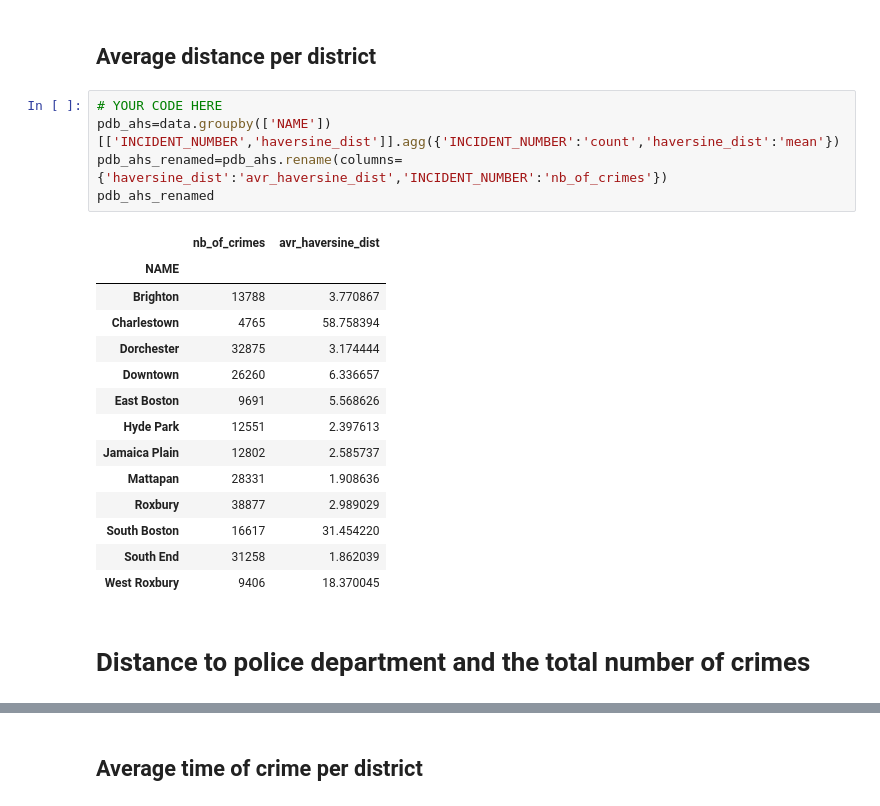
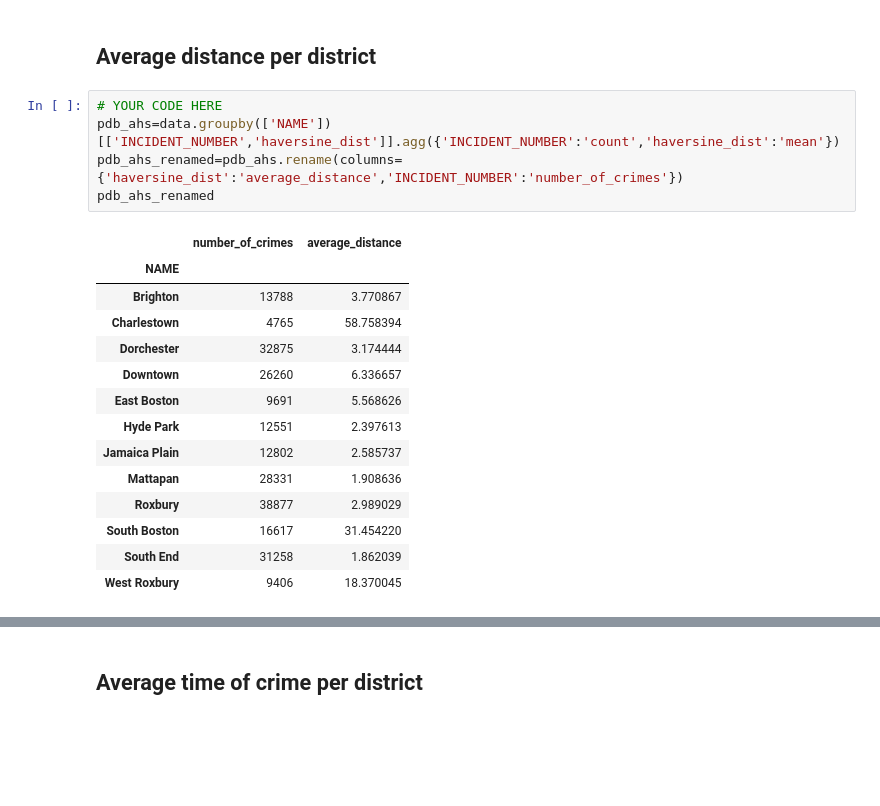
Before and after one commit to mchistya/data-certification-exam, a Jupyter notebook: decision_science/short-presentation-crimes.ipynb, the cells around one changed output, grey strips where cells are left out. Cells and saved outputs as stored; diff of their text form; blank space fills up the shorter version.

```diff
--- a/decision_science/short-presentation-crimes.ipynb
+++ b/decision_science/short-presentation-crimes.ipynb
@@ -290,10 +292,10 @@ plt.show()
 # %%
 # YOUR CODE HERE
 pdb_ahs=data.groupby(['NAME'])[['INCIDENT_NUMBER','haversine_dist']].agg({'INCIDENT_NUMBER':'count','haversine_dist':'mean'})
-pdb_ahs_renamed=pdb_ahs.rename(columns={'haversine_dist':'avr_haversine_dist','INCIDENT_NUMBER':'nb_of_crimes'})
+pdb_ahs_renamed=pdb_ahs.rename(columns={'haversine_dist':'average_distance','INCIDENT_NUMBER':'number_of_crimes'})
 pdb_ahs_renamed
 # %% [output]
-|  | nb_of_crimes | avr_haversine_dist |
+|  | number_of_crimes | average_distance |
 | NAME |  |  |
 | Brighton | 13788 | 3.770867 |
 | Charlestown | 4765 | 58.758394 |
@@ -307,5 +309,3 @@ pdb_ahs_renamed
 | South Boston | 16617 | 31.454220 |
 | South End | 31258 | 1.862039 |
 | West Roxbury | 9406 | 18.370045 |
-# %% [markdown]
-# Distance to police department and the total number of crimes
```
Also changed, not shown: parts of 15 cells of this notebook.
